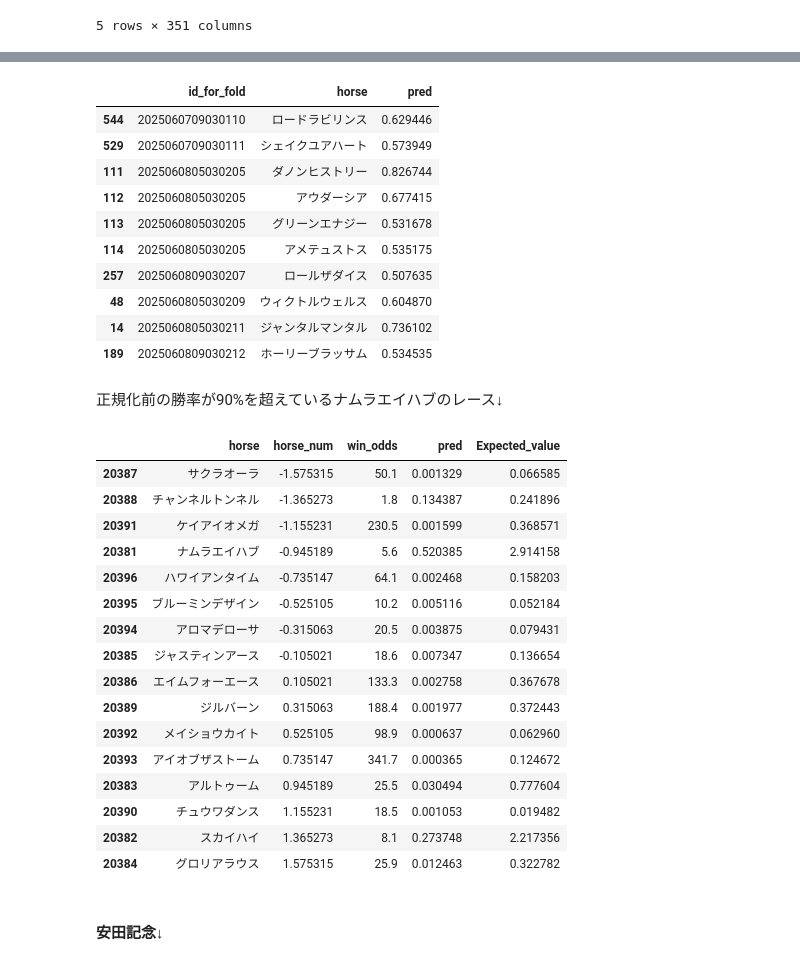
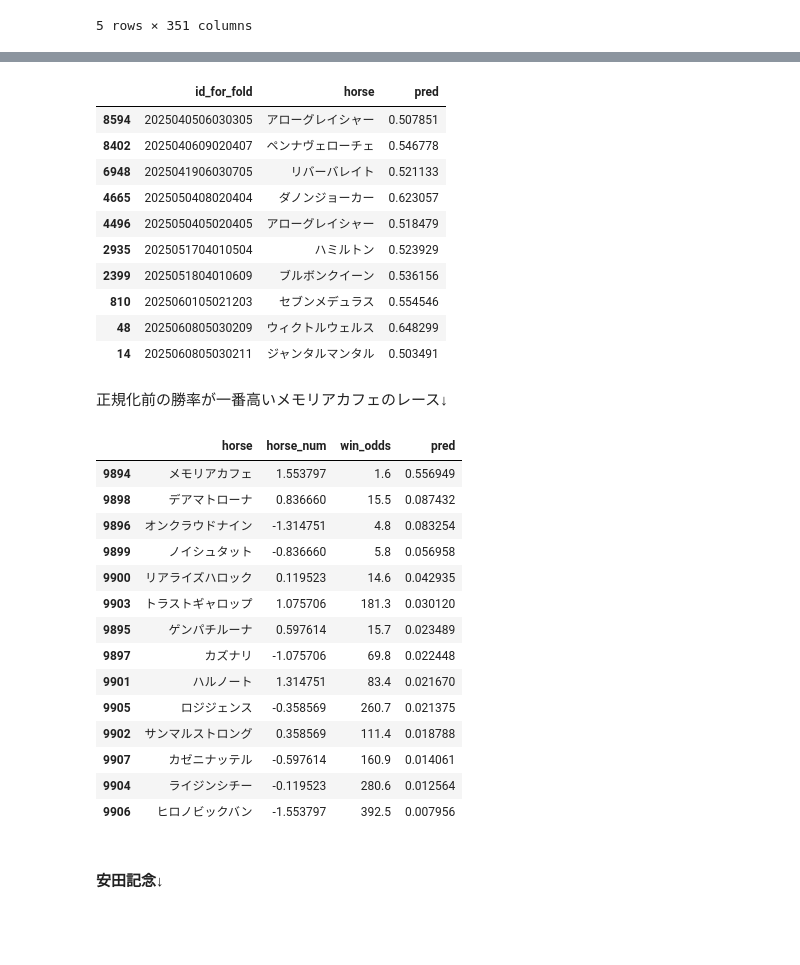
Before and after one commit to NaganagaKen/HORSE_RACING, a Jupyter notebook: Notebook/JV_eda.ipynb, the cells around one changed output, grey strips where cells are left out. Saved outputs shown, nothing was run; the diff lists cells and outputs as text; code cells hidden in the pictures; blank space fills up the shorter version.

```diff
--- a/Notebook/JV_eda.ipynb
+++ b/Notebook/JV_eda.ipynb
@@ -466,5 +469,5 @@ df4, feature_col2 = feature_engineering(df3, feature_col)
 5 rows × 351 columns
 # %%
 memo = "add last race results, bloods infomation with standardize, in JV dataset. n_rials=50."
-model, df_pred = model_tuner.simple_lightGBM(df4, feature_col2, memo=memo, n_trials=50, save_result=False, visualization=False)
+model, df_pred = model_tuner.simple_lightGBM(df4, feature_col2, memo=memo, n_trials=10, save_result=False, visualization=True)
 # %% [output]
@@ -522,41 +522,38 @@ df_pred[df_pred["class_pred"] == 1][["id_for_fold", "horse", "pred"]].head(10)
 df_pred[df_pred["class_pred"] == 1][["id_for_fold", "horse", "pred"]].tail(10)
 # %% [output]
 |  | id_for_fold | horse | pred |
-| 544 | 2025060709030110 | ロードラビリンス | 0.629446 |
-| 529 | 2025060709030111 | シェイクユアハート | 0.573949 |
-| 111 | 2025060805030205 | ダノンヒストリー | 0.826744 |
-| 112 | 2025060805030205 | アウダーシア | 0.677415 |
-| 113 | 2025060805030205 | グリーンエナジー | 0.531678 |
-| 114 | 2025060805030205 | アメテュストス | 0.535175 |
-| 257 | 2025060809030207 | ロールザダイス | 0.507635 |
-| 48 | 2025060805030209 | ウィクトルウェルス | 0.604870 |
-| 14 | 2025060805030211 | ジャンタルマンタル | 0.736102 |
-| 189 | 2025060809030212 | ホーリーブラッサム | 0.534535 |
+| 8594 | 2025040506030305 | アローグレイシャー | 0.507851 |
+| 8402 | 2025040609020407 | ペンナヴェローチェ | 0.546778 |
+| 6948 | 2025041906030705 | リバーバレイト | 0.521133 |
+| 4665 | 2025050408020404 | ダノンジョーカー | 0.623057 |
+| 4496 | 2025050405020405 | アローグレイシャー | 0.518479 |
+| 2935 | 2025051704010504 | ハミルトン | 0.523929 |
+| 2399 | 2025051804010609 | ブルボンクイーン | 0.536156 |
+| 810 | 2025060105021203 | セブンメデュラス | 0.554546 |
+| 48 | 2025060805030209 | ウィクトルウェルス | 0.648299 |
+| 14 | 2025060805030211 | ジャンタルマンタル | 0.503491 |
 # %% [markdown]
-正規化前の勝率が90%を超えているナムラエイハブのレース↓
+正規化前の勝率が一番高いメモリアカフェのレース↓
 # %%
-tmp = df_pred[df_pred["id_for_fold"] == 2025010607010212][["horse", "horse_num", "win_odds", "pred"]]
+tmp = df_pred[df_pred["id_for_fold"] == 2025032306020803][["horse", "horse_num", "win_odds", "pred"]]
 tmp["pred"] = tmp["pred"] / tmp["pred"].sum()
-tmp["Expected_value"] = tmp["pred"] * tmp["win_odds"]
-display(tmp.sort_values("horse_num"))
+display(tmp.sort_values("pred", ascending=False))
 # %% [output]
-|  | horse | horse_num | win_odds | pred | Expected_value |
-| 20387 | サクラオーラ | -1.575315 | 50.1 | 0.001329 | 0.066585 |
-| 20388 | チャンネルトンネル | -1.365273 | 1.8 | 0.134387 | 0.241896 |
-| 20391 | ケイアイオメガ | -1.155231 | 230.5 | 0.001599 | 0.368571 |
-| 20381 | ナムラエイハブ | -0.945189 | 5.6 | 0.520385 | 2.914158 |
-| 20396 | ハワイアンタイム | -0.735147 | 64.1 | 0.002468 | 0.158203 |
-| 20395 | ブルーミンデザイン | -0.525105 | 10.2 | 0.005116 | 0.052184 |
-| 20394 | アロマデローサ | -0.315063 | 20.5 | 0.003875 | 0.079431 |
-| 20385 | ジャスティンアース | -0.105021 | 18.6 | 0.007347 | 0.136654 |
-| 20386 | エイムフォーエース | 0.105021 | 133.3 | 0.002758 | 0.367678 |
-| 20389 | ジルバーン | 0.315063 | 188.4 | 0.001977 | 0.372443 |
-| 20392 | メイショウカイト | 0.525105 | 98.9 | 0.000637 | 0.062960 |
-| 20393 | アイオブザストーム | 0.735147 | 341.7 | 0.000365 | 0.124672 |
-| 20383 | アルトゥーム | 0.945189 | 25.5 | 0.030494 | 0.777604 |
-| 20390 | チュウワダンス | 1.155231 | 18.5 | 0.001053 | 0.019482 |
-| 20382 | スカイハイ | 1.365273 | 8.1 | 0.273748 | 2.217356 |
-| 20384 | グロリアラウス | 1.575315 | 25.9 | 0.012463 | 0.322782 |
+|  | horse | horse_num | win_odds | pred |
+| 9894 | メモリアカフェ | 1.553797 | 1.6 | 0.556949 |
+| 9898 | デアマトローナ | 0.836660 | 15.5 | 0.087432 |
+| 9896 | オンクラウドナイン | -1.314751 | 4.8 | 0.083254 |
+| 9899 | ノイシュタット | -0.836660 | 5.8 | 0.056958 |
+| 9900 | リアライズハロック | 0.119523 | 14.6 | 0.042935 |
+| 9903 | トラストギャロップ | 1.075706 | 181.3 | 0.030120 |
+| 9895 | ゲンパチルーナ | 0.597614 | 15.7 | 0.023489 |
+| 9897 | カズナリ | -1.075706 | 69.8 | 0.022448 |
+| 9901 | ハルノート | 1.314751 | 83.4 | 0.021670 |
+| 9905 | ロジジェンス | -0.358569 | 260.7 | 0.021375 |
+| 9902 | サンマルストロング | 0.358569 | 111.4 | 0.018788 |
+| 9907 | カゼニナッテル | -0.597614 | 160.9 | 0.014061 |
+| 9904 | ライジンシチー | -0.119523 | 280.6 | 0.012564 |
+| 9906 | ヒロノビックバン | -1.553797 | 392.5 | 0.007956 |
 # %% [markdown]
 #### 安田記念↓
 # %%
```
Also changed, not shown: parts of 6 cells of this notebook, 4 other files.
